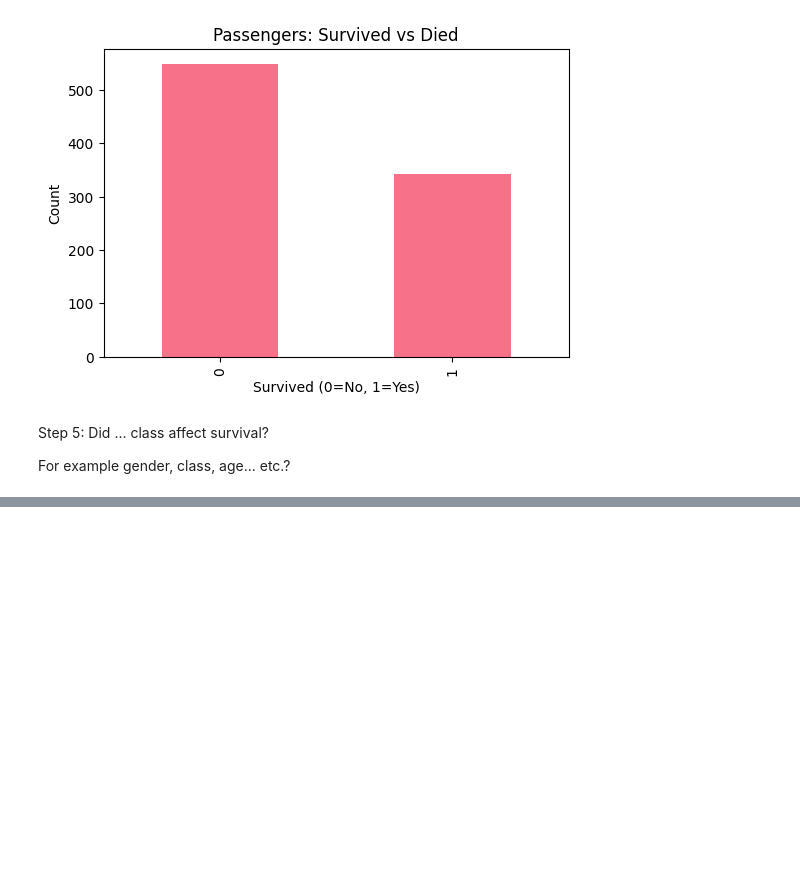
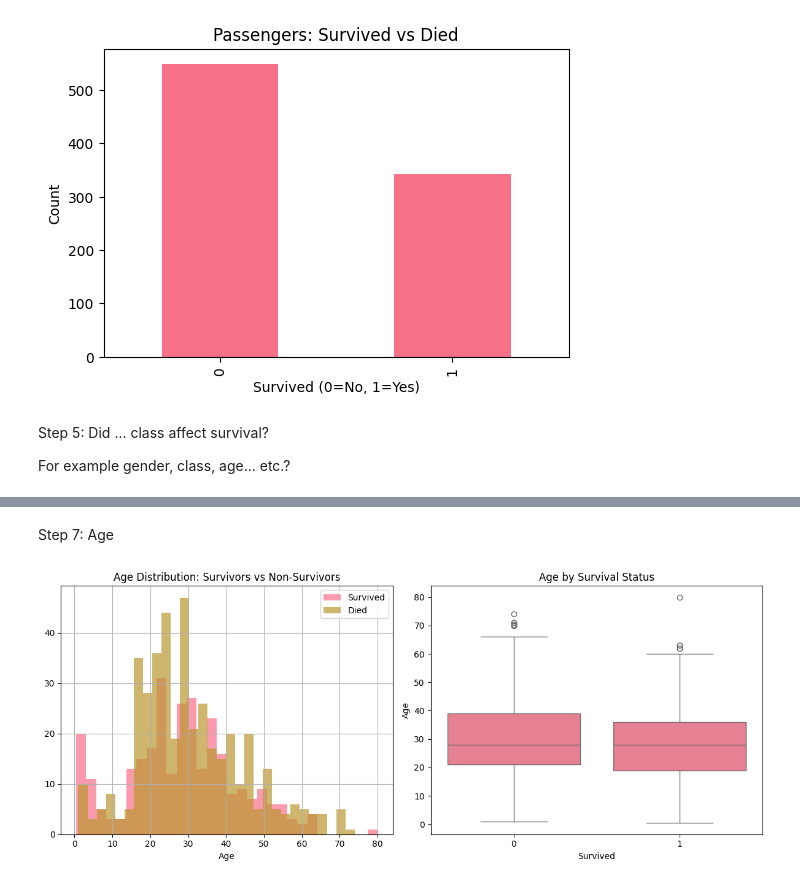
Before and after one commit to altCourier/titanic-eda, a Jupyter notebook: titanic_eda.ipynb, the cells around one changed output, grey strips where cells are left out. Saved outputs shown, nothing was run; the diff lists cells and outputs as text; code cells hidden in the pictures; blank space fills up the shorter version.

```diff
--- a/titanic_eda.ipynb
+++ b/titanic_eda.ipynb
@@ -93,0 +179,23 @@ For example gender, class, age... etc.?
+# %% [markdown]
+Step 7: Age
+# %%
+plt.figure(figsize=(12, 5))
+
+plt.subplot(1, 2, 1)
+
+train_df[train_df['Survived']==1]['Age'].hist(alpha=0.7, label='Survived', bins=30)
+train_df[train_df['Survived']==0]['Age'].hist(alpha=0.7, label='Died', bins=30)
+
+plt.legend()
+plt.title('Age Distribution: Survivors vs Non-Survivors')
+plt.xlabel('Age')
+
+plt.subplot(1, 2, 2)
+
+sns.boxplot(data=train_df, x='Survived', y='Age')
+plt.title('Age by Survival Status')
+
+plt.tight_layout()
+plt.show()
+# %% [output]
+[figure, added]
```
Also changed, not shown: parts of 22 cells of this notebook.
